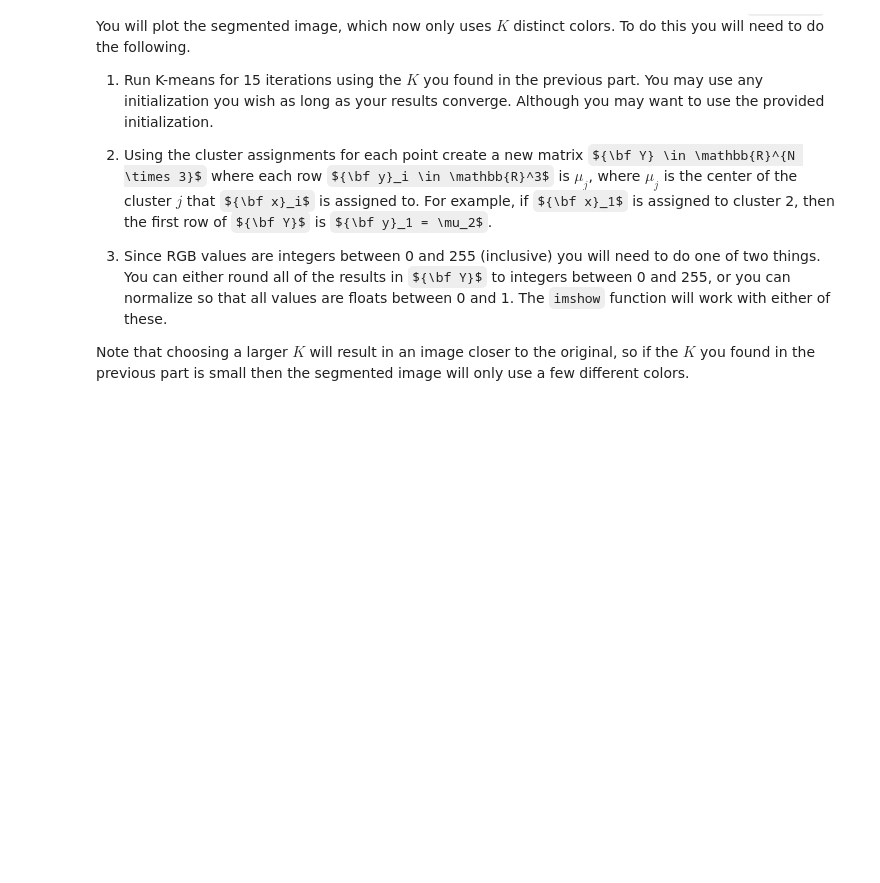
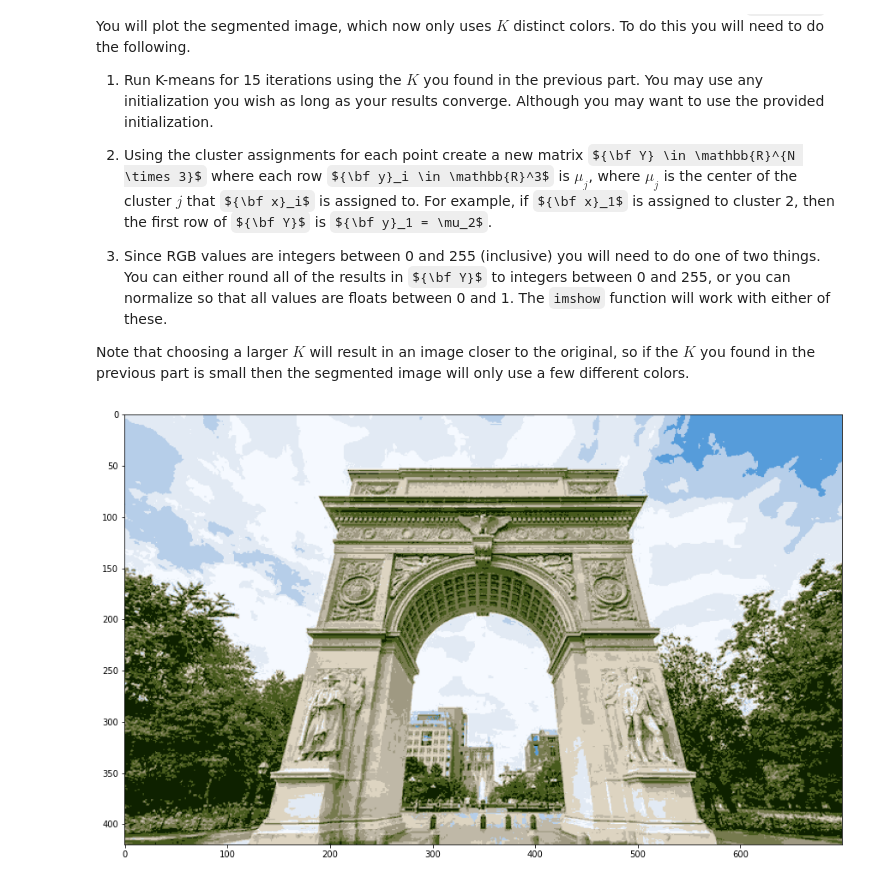
Before and after one commit to Jkker/intro2ml, a Jupyter notebook: HW5/IntroToML_Fall2021_HW5.ipynb, the cells around one changed output. Saved outputs shown, nothing was run; the diff lists cells and outputs as text; code cells hidden in the pictures; some formulas as TeX source; blank space fills up the shorter version.

```diff
--- a/HW5/IntroToML_Fall2021_HW5.ipynb
+++ b/HW5/IntroToML_Fall2021_HW5.ipynb
@@ -440,18 +471,28 @@ Now use the $K$ you found in the previous part from the elbow method to cluster
 Note that choosing a larger $K$ will result in an image closer to the original, so if the $K$ you found in the previous part is small then the segmented image will only use a few different colors.
 # %%
 ## TO DO STARTS HERE ##
-K = 3
-model = KMeans(K, X, initial_means[0])
+K = 10
+
+idx = np.random.choice(X.shape[0], K, replace=False)
+mu_0 = X[idx]
+
+model = KMeans(K, X, mu_0)
+# model = KMeans(K, X, initial_means[0])
 labels = model.fit(15)
 Y = np.zeros((model.N, 3))
 for n in range(model.N):
     x = model.X[n]
     label = model.labels[n]
     Y[n] = model.mu[label]
 
+Y = (Y - np.min(Y))/np.ptp(Y)
+
+
 ## TO DO ENDS HERE ##
 segmented_image = Y.reshape(wsq_image.shape)
 
 plt.figure(figsize = (15, 10))
 plt.imshow(segmented_image)
 plt.show();
+# %% [output]
+[figure, added]
```
Also changed, not shown: parts of 5 cells of this notebook.
